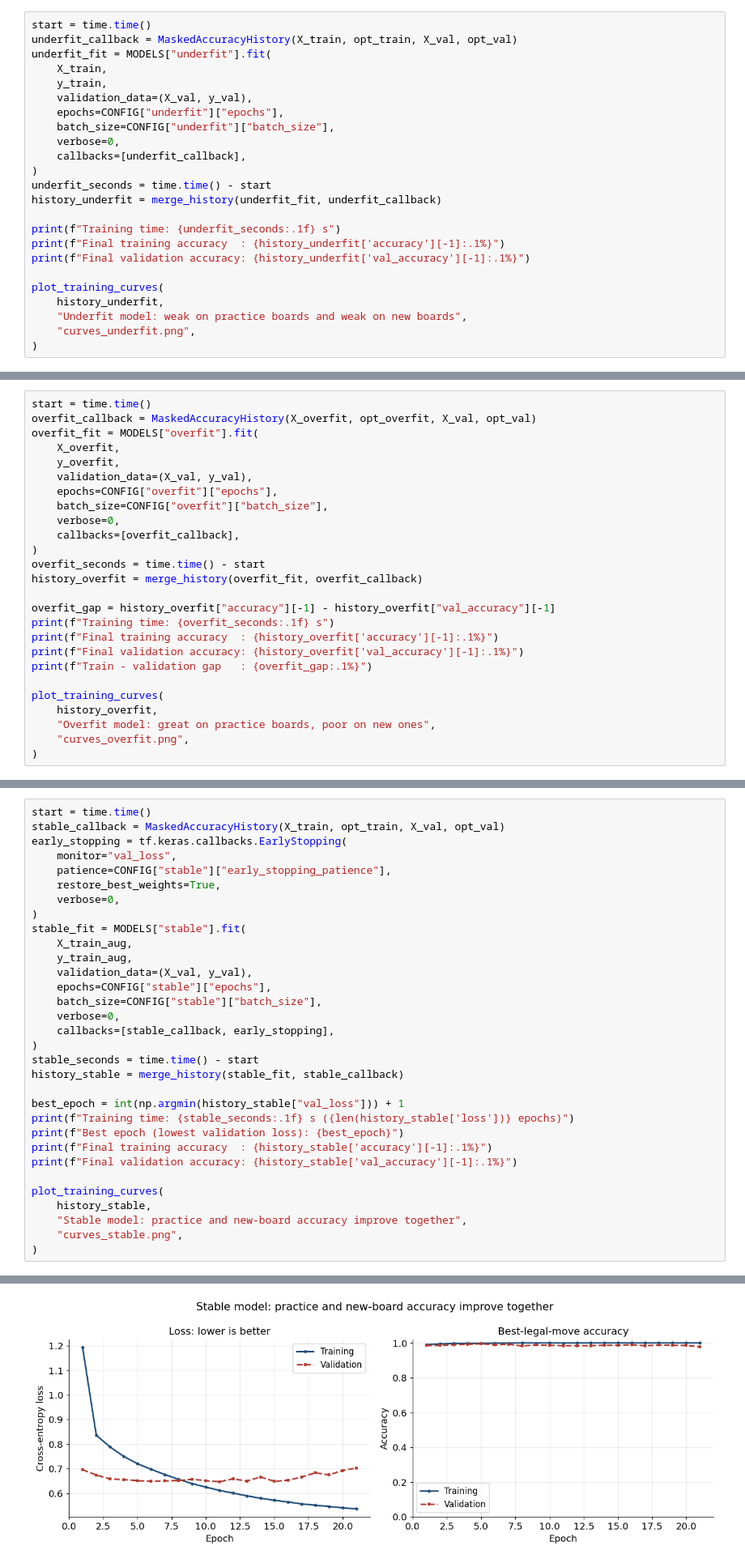
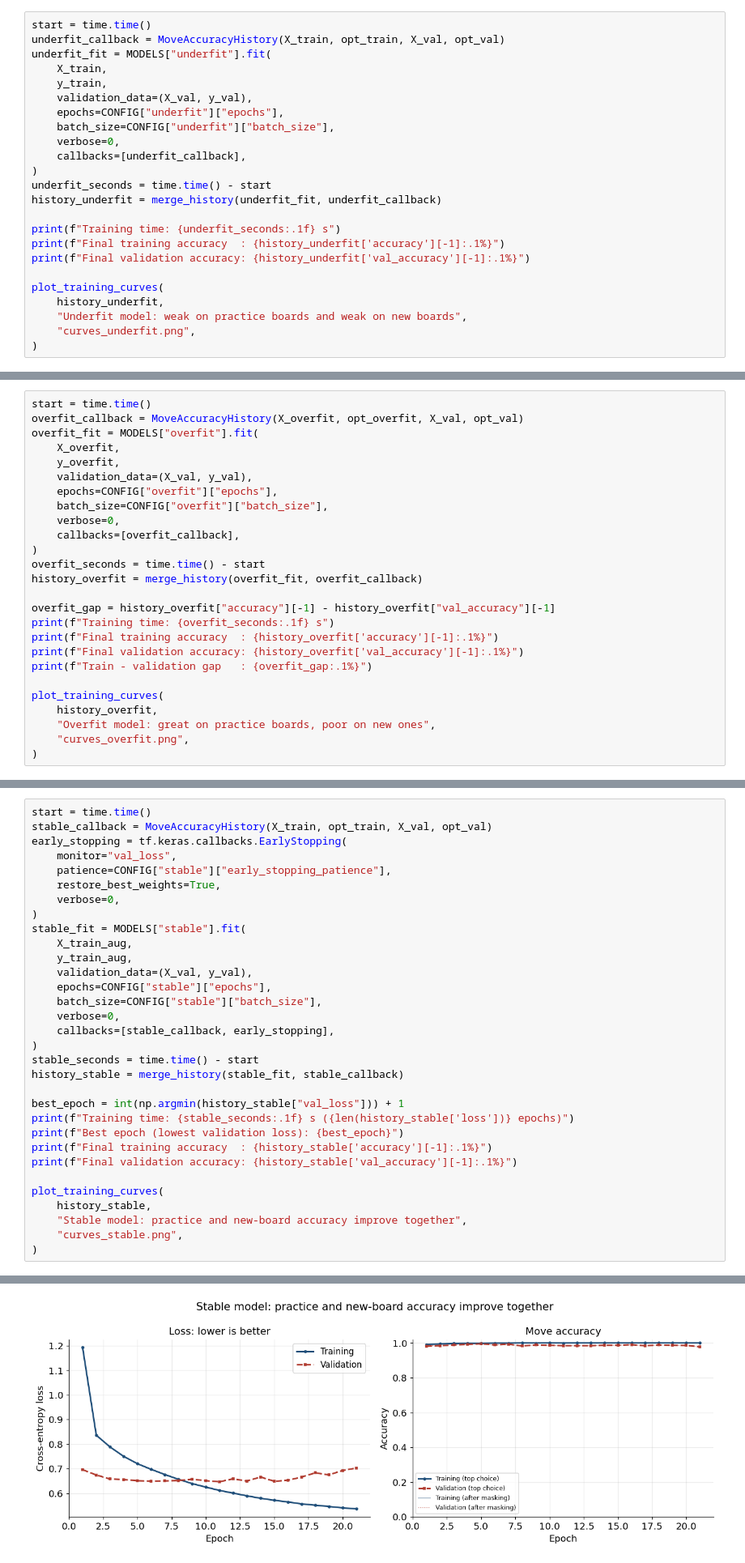
Before and after one commit to Srabon-bot/cnn-tictactoe-playground, a Jupyter notebook: tictactoe_cnn.ipynb, the cells around one changed output, grey strips where cells are left out. Shown at 81% size. Saved outputs shown, nothing was run; the diff lists cells and outputs as text.

```diff
--- a/tictactoe_cnn.ipynb
+++ b/tictactoe_cnn.ipynb
@@ -959,7 +996,7 @@ low, with only a small gap between them. That is underfitting: the model is weak
 not just on new boards.
 # %%
 start = time.time()
-underfit_callback = MaskedAccuracyHistory(X_train, opt_train, X_val, opt_val)
+underfit_callback = MoveAccuracyHistory(X_train, opt_train, X_val, opt_val)
 underfit_fit = MODELS["underfit"].fit(
     X_train,
     y_train,
@@ -1004,7 +1041,7 @@ The exact 60 boards are recorded so the website can later say "I have seen this
 before".
 # %%
 start = time.time()
-overfit_callback = MaskedAccuracyHistory(X_overfit, opt_overfit, X_val, opt_val)
+overfit_callback = MoveAccuracyHistory(X_overfit, opt_overfit, X_val, opt_val)
 overfit_fit = MODELS["overfit"].fit(
     X_overfit,
     y_overfit,
@@ -1086,7 +1123,7 @@ epoch and restores the weights from the epoch with the lowest validation loss.
 curves rising together and staying close.
 # %%
 start = time.time()
-stable_callback = MaskedAccuracyHistory(X_train, opt_train, X_val, opt_val)
+stable_callback = MoveAccuracyHistory(X_train, opt_train, X_val, opt_val)
 early_stopping = tf.keras.callbacks.EarlyStopping(
     monitor="val_loss",
     patience=CONFIG["stable"]["early_stopping_patience"],
@@ -1121,7 +1158,7 @@ Training time: 22.9 s (21 epochs)
 Best epoch (lowest validation loss): 11
 Final training accuracy  : 100.0%
 Final validation accuracy: 97.8%
-[figure, old version]
+[figure, new version]
 # %% [markdown]
 **Takeaway.** Symmetry augmentation makes every rule visible from eight angles, dropout
 keeps the network from relying on fragile memorized paths, and early stopping keeps the
```
Also changed, not shown: parts of 26 cells of this notebook, 21 other files.
